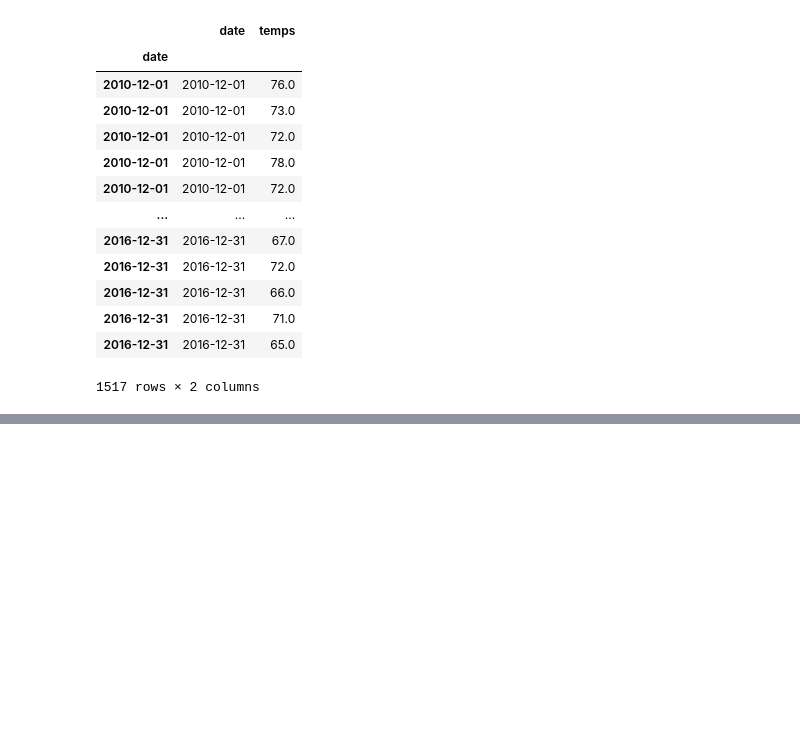
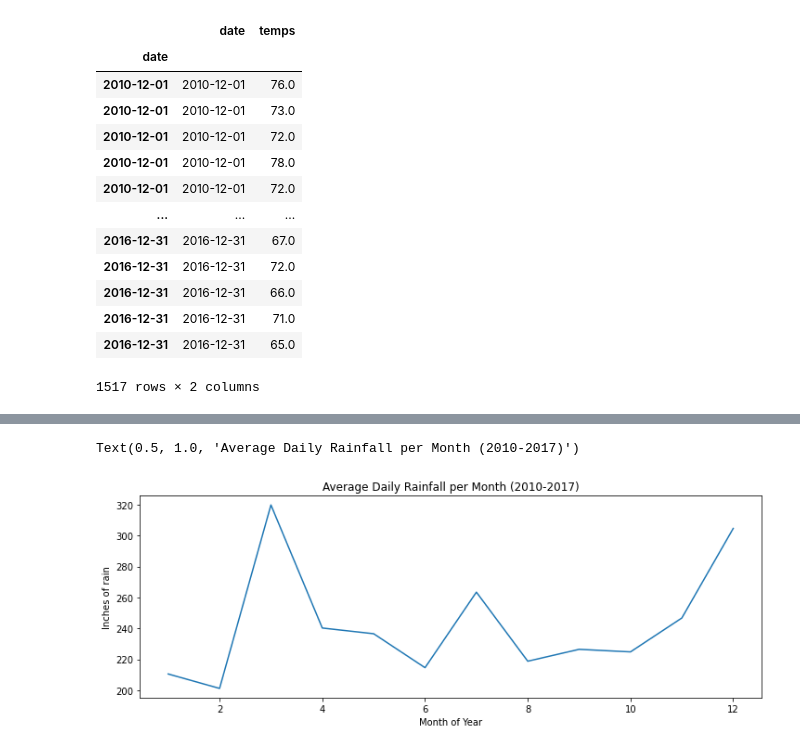
Before and after one commit to gabalita/surfs_up, a Jupyter notebook: SurfsUp_Challenge.ipynb, the cells around one changed output, grey strips where cells are left out. Cells and saved outputs as stored; diff of their text form; code cells hidden in the pictures; blank space fills up the shorter version.

```diff
--- a/SurfsUp_Challenge.ipynb
+++ b/SurfsUp_Challenge.ipynb
@@ -114,0 +152,10 @@ df_dec.describe()
+# %%
+data = session.query(Measurement.date, Measurement.tobs, Measurement.prcp).all()
+data_df = pd.DataFrame(data,columns=['date','temps F','precipitation'])
+data_df['date'] = pd.to_datetime(data_df['date'])
+data_df.set_index(data_df['date'],inplace=True)
+data_df['month'] = data_df['date'].dt.month
+data_df['year'] = data_df['date'].dt.year
+# %%
+data_grouped = data_df.groupby('month').sum()
+data_grouped.drop(['year'],axis=1)
@@ -114,0 +177,10 @@ df_dec.describe()
+# %%
+import matplotlib.pyplot as plt
+fig, axs = plt.subplots(figsize=(12, 4))
+data_grouped["precipitation"].plot()
+axs.set_ylabel("Inches of rain")
+axs.set_xlabel("Month of Year")
+axs.set_title('Average Daily Rainfall per Month (2010-2017)')
+# %% [output]
+Text(0.5, 1.0, 'Average Daily Rainfall per Month (2010-2017)')
+[figure, added]
```
Also changed, not shown: parts of 7 cells of this notebook, 1 other file.
